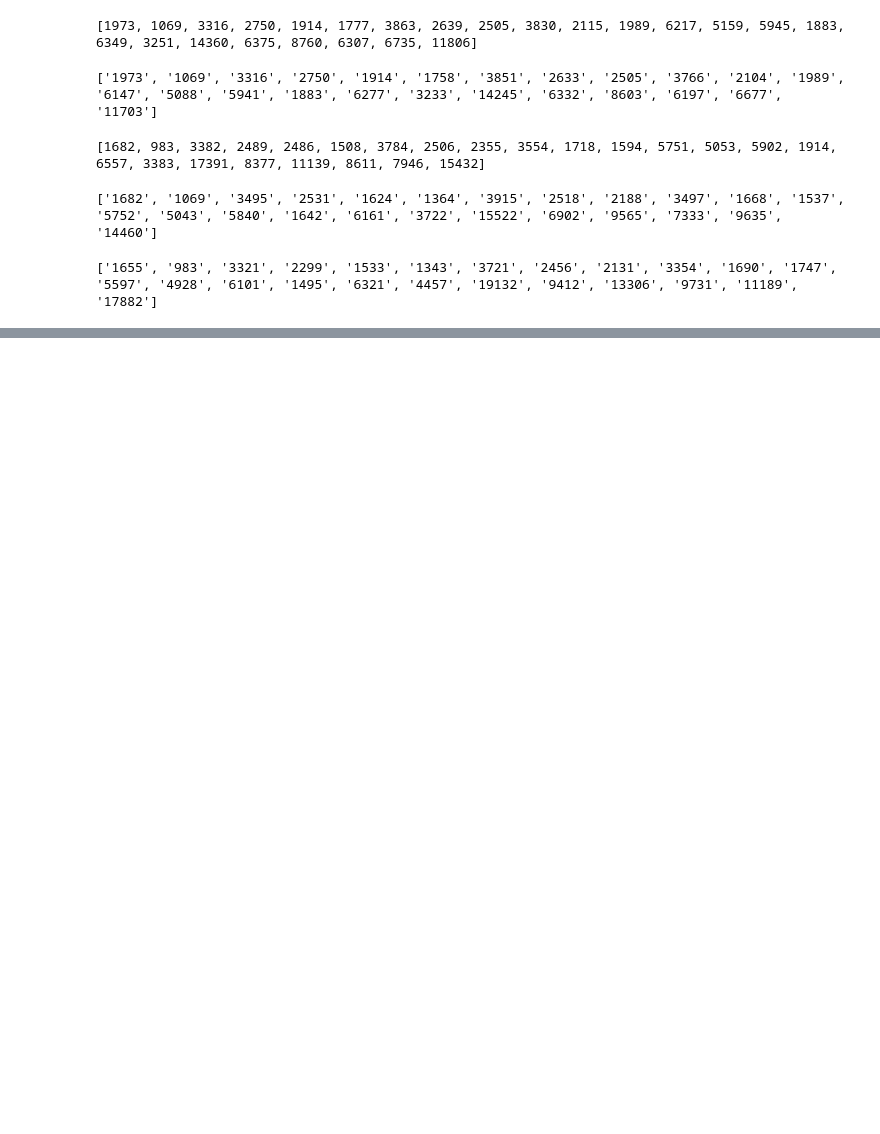
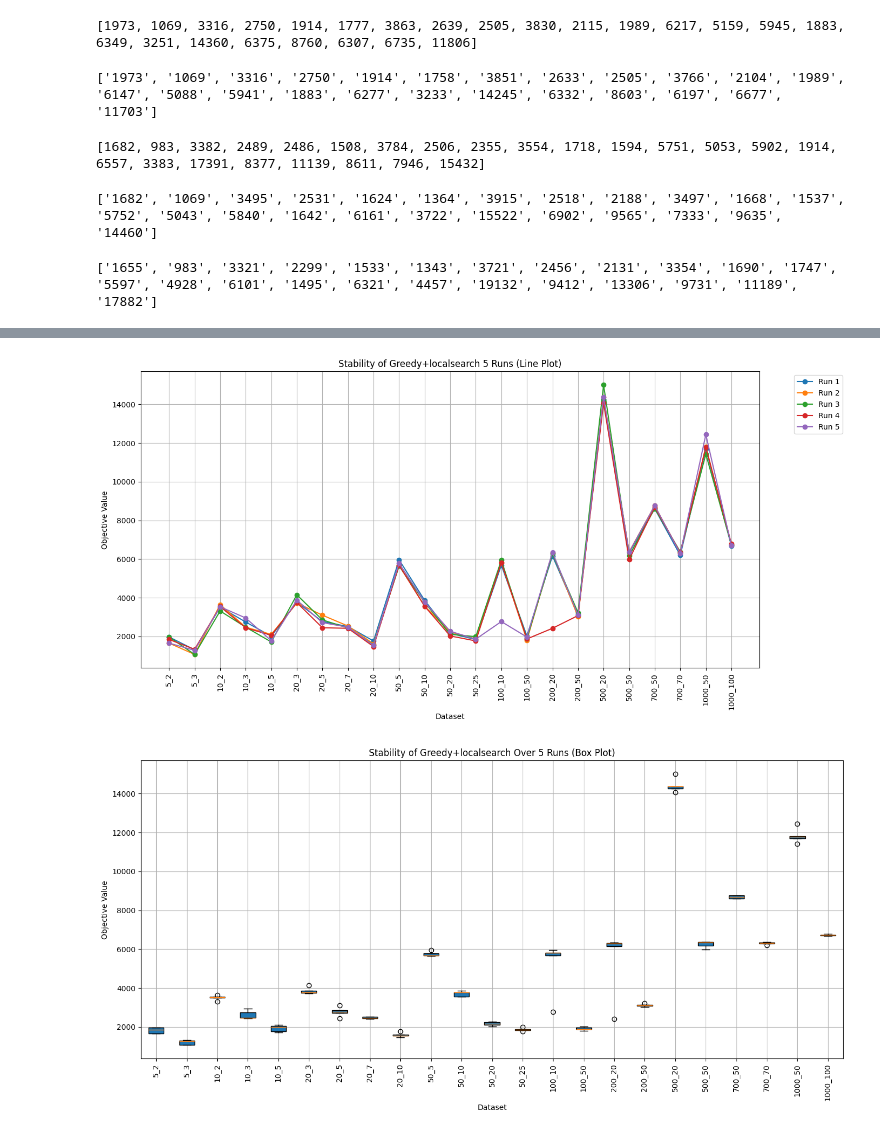
Before and after one commit to friedeggs01/TULKH, a Jupyter notebook: visualization.ipynb, the cells around one changed output, grey strips where cells are left out. Cells and saved outputs as stored; diff of their text form; code cells hidden in the pictures; blank space fills up the shorter version.

```diff
--- a/visualization.ipynb
+++ b/visualization.ipynb
@@ -264,0 +308,68 @@ plt.show()
+# %%
+import matplotlib.pyplot as plt
+
+# Your data
+data = """
+5_2 1973 1655 1973 1844 1655
+5_3 1311 1069 1069 1334 1279
+10_2 3508 3643 3316 3542 3532
+10_3 2746 2478 2479 2441 2953
+10_5 2009 2105 1715 2060 1780
+20_3 3773 3733 4153 3751 3876
+20_5 2769 3098 2854 2449 2715
+20_7 2512 2538 2438 2420 2476
+20_10 1765 1614 1562 1477 1543
+50_5 5960 5671 5640 5681 5781
+50_10 3864 3563 3766 3560 3774
+50_20 2167 2234 2104 2025 2267
+50_25 1837 1874 1989 1768 1860
+100_10 5684 5827 5941 5820 2768
+100_50 2026 1807 1883 1870 1968
+200_20 6159 6312 6277 2420 6355
+200_50 3127 3017 3233 3077 3105
+500_20 14245 14360 15002 14067 14358
+500_50 6332 6375 6169 5973 6358
+700_50 8603 8760 8614 8689 8760
+700_70 6197 6307 6375 6332 6289
+1000_50 11703 11806 11421 11784 12435
+1000_100 6677 6735 6734 6789 6699
+"""
+
+# Parse the data
+datasets = []
+results = []
+
+for line in data.strip().split("\n"):
+    parts = line.split()
+    datasets.append(parts[0])
+    results.append(list(map(int, parts[1:])))
+
+# Transpose results for box plot
+transposed_results = list(zip(*results))
+
+# Line Plot
+plt.figure(figsize=(14, 7))
+for i, result in enumerate(transposed_results):
+    plt.plot(datasets, result, marker='o', label=f'Run {i+1}')
+plt.title('Stability of Greedy+localsearch 5 Runs (Line Plot)')
+plt.xlabel('Dataset')
+plt.ylabel('Objective Value')
+plt.legend(bbox_to_anchor=(1.05, 1), loc='upper left')
+plt.xticks(rotation=90)
+plt.grid(True)
+plt.tight_layout()
+plt.show()
+
+# Box Plot
+plt.figure(figsize=(14, 7))
+plt.boxplot(results, patch_artist=True, labels=datasets)
+plt.title('Stability of Greedy+localsearch Over 5 Runs (Box Plot)')
+plt.xlabel('Dataset')
+plt.ylabel('Objective Value')
+plt.xticks(rotation=90)
+plt.grid(True)
+plt.tight_layout()
+plt.show()
+# %% [output]
+[figure, added]
+[figure, added]
```
Also changed, not shown: parts of 2 cells of this notebook.
